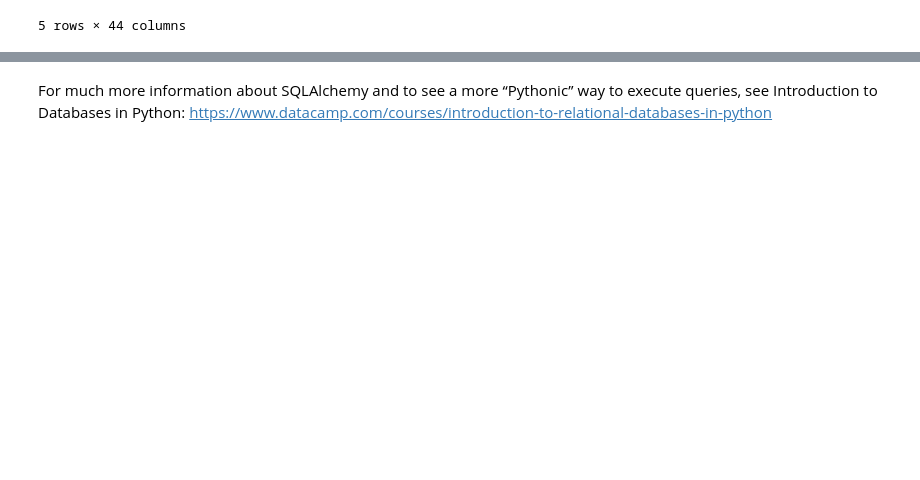
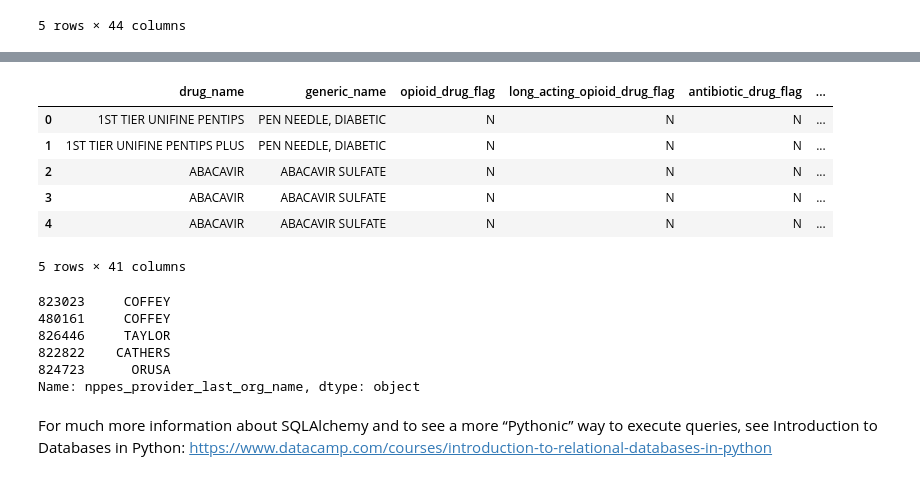
Before and after one commit to NSS-Data-Analytics-Cohort-12/prescribers-python-da12-v2-pandamore, a Jupyter notebook: notebooks/prescribers.ipynb, the cells around one changed output, grey strips where cells are left out. Cells and saved outputs as stored; diff of their text form; code cells hidden in the pictures; blank space fills up the shorter version.

```diff
--- a/notebooks/prescribers.ipynb
+++ b/notebooks/prescribers.ipynb
@@ -199,0 +190,4 @@ combo_5_df_sorted.head()
+# %%
+top_group = pd.merge(top_comps, provider, on = 'npi', how = 'left')
+top_groups = top_group[['nppes_provider_last_org_name']]
+top_groups.head()
@@ -199,0 +201,24 @@ combo_5_df_sorted.head()
+# %%
+zippy = pd.merge(top_group, location, left_on = 'nppes_provider_zip5', right_on = 'zip', how = 'left')
+zippy.head()
+# %% [output]
+|  | drug_name | generic_name | opioid_drug_flag | long_acting_opioid_drug_flag | antibiotic_drug_flag | ... |
+| 0 | 1ST TIER UNIFINE PENTIPS | PEN NEEDLE, DIABETIC | N | N | N | ... |
+| 1 | 1ST TIER UNIFINE PENTIPS PLUS | PEN NEEDLE, DIABETIC | N | N | N | ... |
+| 2 | ABACAVIR | ABACAVIR SULFATE | N | N | N | ... |
+| 3 | ABACAVIR | ABACAVIR SULFATE | N | N | N | ... |
+| 4 | ABACAVIR | ABACAVIR SULFATE | N | N | N | ... |
+5 rows × 41 columns
+# %%
+zippy_combo = pd.merge(zippy, county_df, on = 'fipscounty', how = 'left')
+zippy_combo_df = zippy_combo.loc[zippy_combo['opioid_drug_flag'] == 'Y']
+zippy_combo_df_sorted = zippy_combo_df.sort_values('total_claim_count', ascending = False)
+zippy_combo_df_sorted_companies = zippy_combo_df_sorted['nppes_provider_last_org_name']
+zippy_combo_df_sorted_companies.head()
+# %% [output]
+823023     COFFEY
+480161     COFFEY
+826446     TAYLOR
+822822    CATHERS
+824723      ORUSA
+Name: nppes_provider_last_org_name, dtype: object
```
Also changed, not shown: parts of 4 cells of this notebook.
